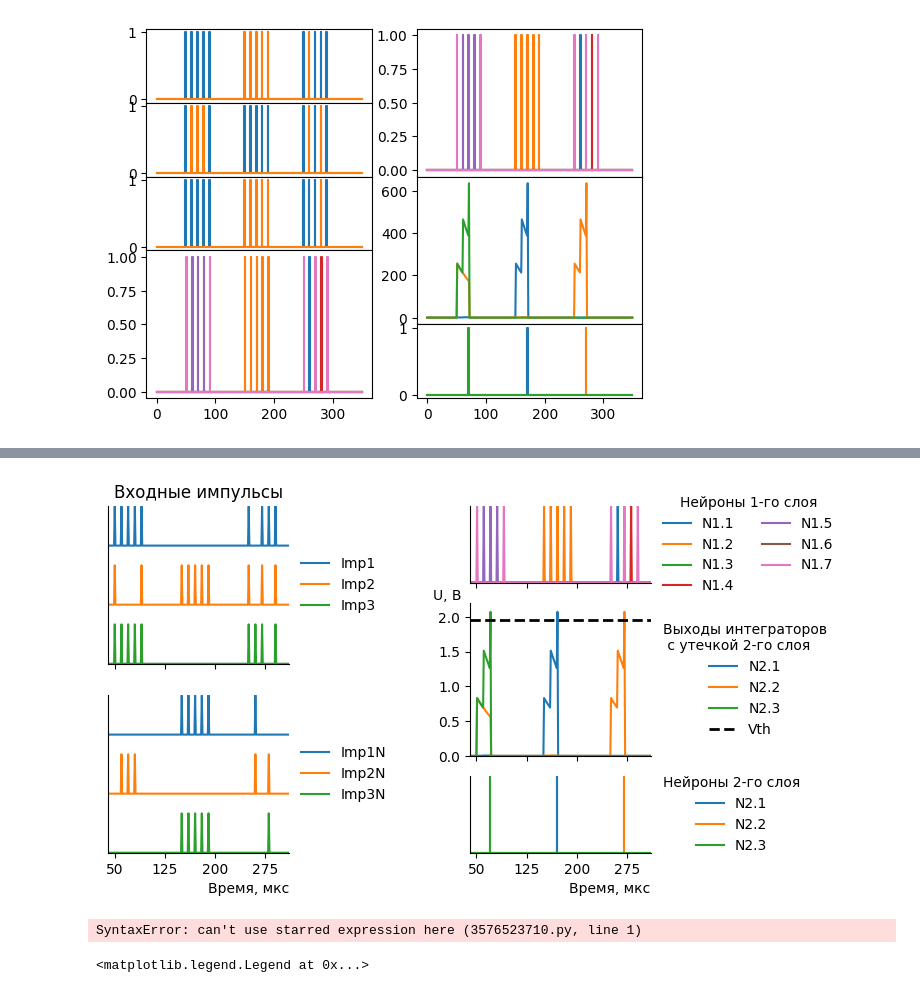
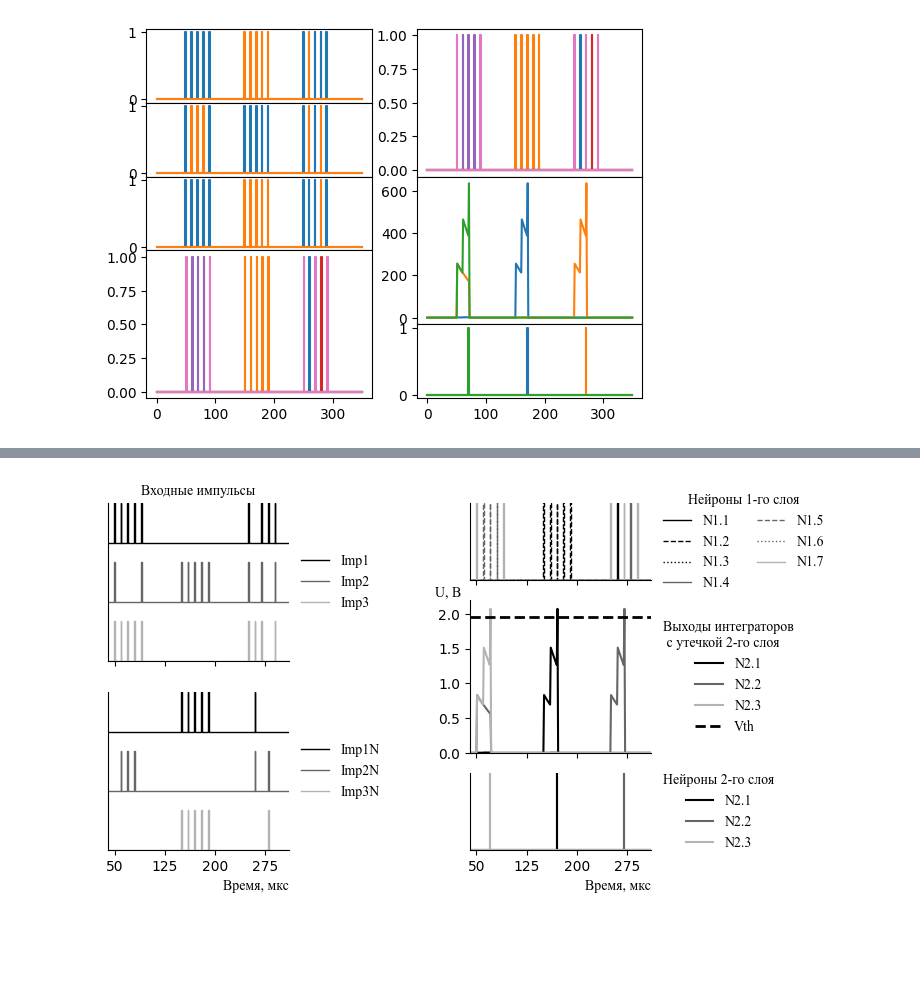
Before and after one commit to IvKormak/spikesim, a Jupyter notebook: old_model.ipynb, the cells around one changed output, grey strips where cells are left out. Drawn from its saved outputs; the diff is of its cells as text; code cells hidden in the pictures; blank space fills up the shorter version.

```diff
--- a/old_model.ipynb
+++ b/old_model.ipynb
@@ -399,8 +377,17 @@ out.loc[:, 0:5].join(out.loc[:, 37:43]).join(out.loc[:, 52:58:3])
 # %%
+import matplotlib.font_manager as font_manager
+from cycler import cycler
+
 imin = 40
 imax = 310
 plt.figure(figsize=(7, 4.5))
 
+font = {"family":'Times New Roman',
+        "weight":'normal',
+        "style":'normal',
+        "size":10}
+
+plt.rc('axes', prop_cycle=cycler(color=["0.0", "0.4", "0.7"]))
 vth = 1.96
 au_to_v = lambda x: vth/600*x
 
@@ -411,20 +398,27 @@ gs2 = gridspec.GridSpecFromSubplotSpec(3, 1, height_ratios=[1, 2, 1], subplot_sp
 ind = out.index.to_list()
 
 ax0 = plt.subplot(gs1[0])
-ax0.plot(ind, out[0].values+3, ind, out[1].values+1.5, ind, out[2].values)
-ax0.legend(["Imp1", "Imp2", "Imp3"], loc='center left', bbox_to_anchor=(1, 0.5), frameon=False)
+ax0.step(ind, out[0].values+3, ind, out[1].values+1.5, ind, out[2].values, lw=1)
+ax0.legend(["Imp1", "Imp2", "Imp3"], loc='center left', bbox_to_anchor=(1, 0.5), frameon=False, prop=font)
 ax0.xaxis.set_tick_params(labelbottom=False)
 ax0.set_xlim(imin, imax)
 
 ax1 = plt.subplot(gs1[1])
-ax1.plot(ind, out[3].values+3, ind, out[4].values+1.5, ind, out[5].values)
-ax1.legend(["Imp1N", "Imp2N", "Imp3N"], loc='center left', bbox_to_anchor=(1, 0.5), frameon=False)
+ax1.step(ind, out[3].values+3, ind, out[4].values+1.5, ind, out[5].values, lw=1)
+ax1.legend(["Imp1N", "Imp2N", "Imp3N"], loc='center left', bbox_to_anchor=(1, 0.5), frameon=False,  prop=font)
 ax1.set_xlim(imin, imax)
 
+
+default_cycler = (cycler(color=['0.0', '0.4', '0.7']) *
+                  cycler(linestyle=['-', '--', ':'])
+                 )
+
+
 ax3 = plt.subplot(gs2[0])
+ax3.set_prop_cycle(default_cycler)
 for i in range(37, 44):
-    ax3.plot(out[i])
-ax3.legend(["N1.1", "N1.2", "N1.3", "N1.4", "N1.5", "N1.6", "N1.7"], title="Нейроны 1-го слоя", loc='center left', ncols=2, bbox_to_anchor=(1, 0.5), frameon=False)
+    ax3.step(ind, out[i], lw=1)
+ax3.legend(["N1.1", "N1.2", "N1.3", "N1.4", "N1.5", "N1.6", "N1.7"], title="Нейроны 1-го слоя", loc='center left', ncols=2, bbox_to_anchor=(1, 0.5), frameon=False, prop=font, title_fontproperties=font)
 ax3.xaxis.set_tick_params(labelbottom=False)
 ax3.set_xlim(imin, imax)
 
@@ -433,14 +427,14 @@ ax4 = plt.subplot(gs2[1], sharex = ax3)
 for i in range(52, 59, 3):
     pres.append(ax4.plot(au_to_v(out[i].values))[0])
 ax4.xaxis.set_tick_params(labelbottom=False)
-pres.append(ax4.plot([imin, imax], [1.96, 1.96], 'k--', lw=2)[0])
+pres.append(ax4.step([imin, imax], [1.96, 1.96], 'k--', lw=2)[0])
 
 ax5 = plt.subplot(gs2[2], sharex = ax3)
 for i in range(53, 60, 3):
     posts.append(ax5.step(out[i].index.tolist(), out[i])[0])
 
-ax5.legend(posts, ["N2.1", "N2.2", "N2.3"], title="Нейроны 2-го слоя", loc='center left', bbox_to_anchor=(1, 0.5), frameon=False)
-ax4.legend(pres, ["N2.1", "N2.2", "N2.3", "Vth"], title="Выходы интеграторов\n с утечкой 2-го слоя", loc='center left', bbox_to_anchor=(1, 0.5), frameon=False)
+ax5.legend(posts, ["N2.1", "N2.2", "N2.3"], title="Нейроны 2-го слоя", loc='center left', bbox_to_anchor=(1, 0.5), frameon=False,  prop=font, title_fontproperties=font)
+ax4.legend(pres, ["N2.1", "N2.2", "N2.3", "Vth"], title="Выходы интеграторов\n с утечкой 2-го слоя", loc='center left', bbox_to_anchor=(1, 0.5), frameon=False,  prop=font, title_fontproperties=font)
 
 
 ax0.spines.bottom.set_bounds(imin, imax)
@@ -450,50 +444,42 @@ ax0.spines.top.set_visible(False)
 ax0.set_ylim(0,4)
 ax0.set_xticks((50, 125, 200,  275))
 ax0.set_yticks(())
-ax0.set_title("Входные импульсы")
-ax5.set_xlabel("Время, мкс", loc='right')
+ax0.set_title("Входные импульсы",  fontdict=font)
+ax5.set_xlabel("Время, мкс", loc='right',  fontdict=font)
 
 ax1.spines.bottom.set_bounds(imin, imax)
 ax1.spines.left.set_bounds(0, 4)
 ax1.spines.right.set_visible(False)
 ax1.spines.top.set_visible(False)
 ax1.set_ylim(0,4)
 ax1.set_xticks((50, 125, 200,  275))
 ax1.set_yticks(())
-ax1.set_xlabel("Время, мкс", loc='right')
+ax1.set_xlabel("Время, мкс", loc='right',  fontdict=font)
 
 
 ax3.spines.bottom.set_bounds(imin, imax)
 ax3.spines.left.set_bounds(0, 1)
 ax3.spines.right.set_visible(False)
 ax3.spines.top.set_visible(False)
 ax3.set_ylim(0,1)
 ax3.set_yticks(())
 ax3.set_xticks((50, 125, 200,  275))
 
 ax4.spines.bottom.set_bounds(imin, imax)
 ax4.spines.right.set_visible(False)
 ax4.set_ylim(0,2.2)
-ax4.set_ylabel("U, В", loc='top', rotation=0, labelpad=-17)
+ax4.set_ylabel("U, В", loc='top', rotation=0, labelpad=-17,  fontdict=font)
 ax4.spines.top.set_visible(False)
 
 ax5.spines.bottom.set_bounds(imin, imax)
 ax5.spines.left.set_bounds(0, 1)
 ax5.spines.right.set_visible(False)
 ax5.spines.top.set_visible(False)
 ax5.set_ylim(0,1)
 ax5.set_yticks(())
-ax5.set_xlabel("Время, мкс", loc='right')
+ax5.set_xlabel("Время, мкс", loc='right',  fontdict=font)
 
 plt.subplots_adjust(wspace=1)
 plt.show()
 # %% [output]
-[figure, old version]
+[figure, new version]
-# %%
-*list(zip([out.index.tolist()], [out.loc[:, 37].values]))
-# %% [output]
-SyntaxError: can't use starred expression here (3576523710.py, line 1)
-# %%
-Legend(ax4, pres, ["0", "1", "2"], title="Пре-нейроны 2-го слоя", loc='center left', bbox_to_anchor=(1, -0.5))
-# %% [output]
-<matplotlib.legend.Legend at 0x...>
```
Also changed, not shown: parts of 3 cells of this notebook, 1 other file.
